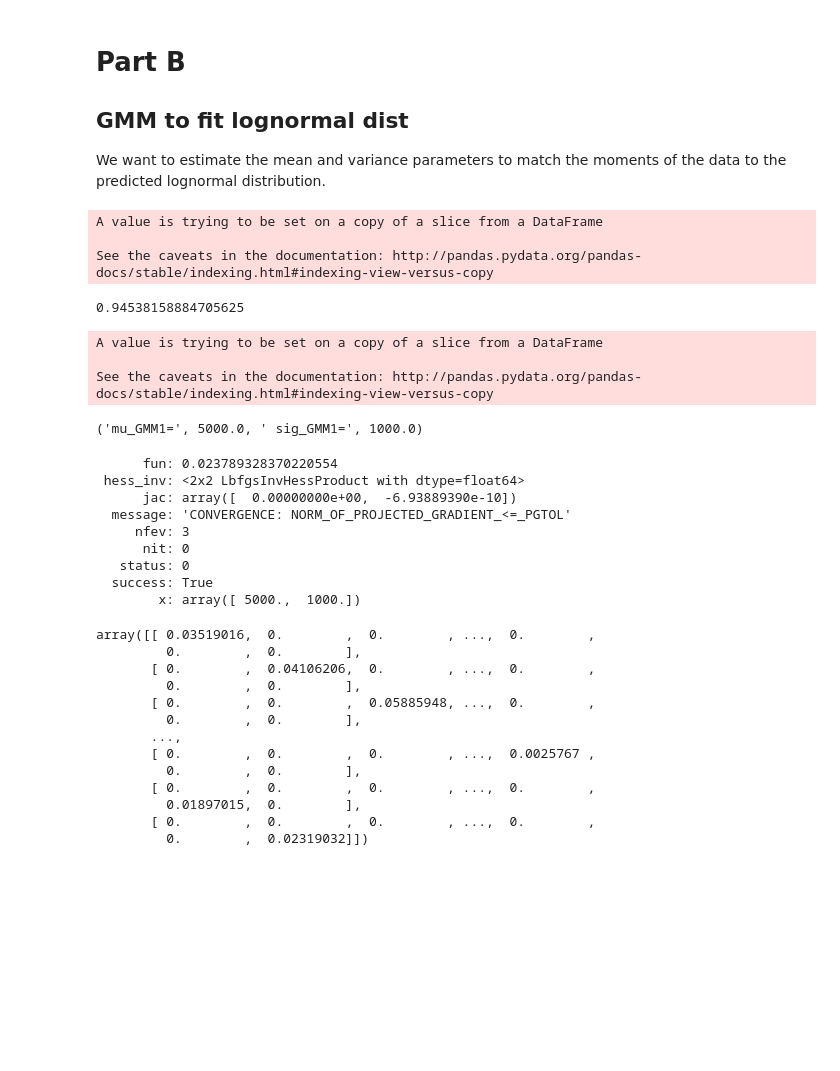
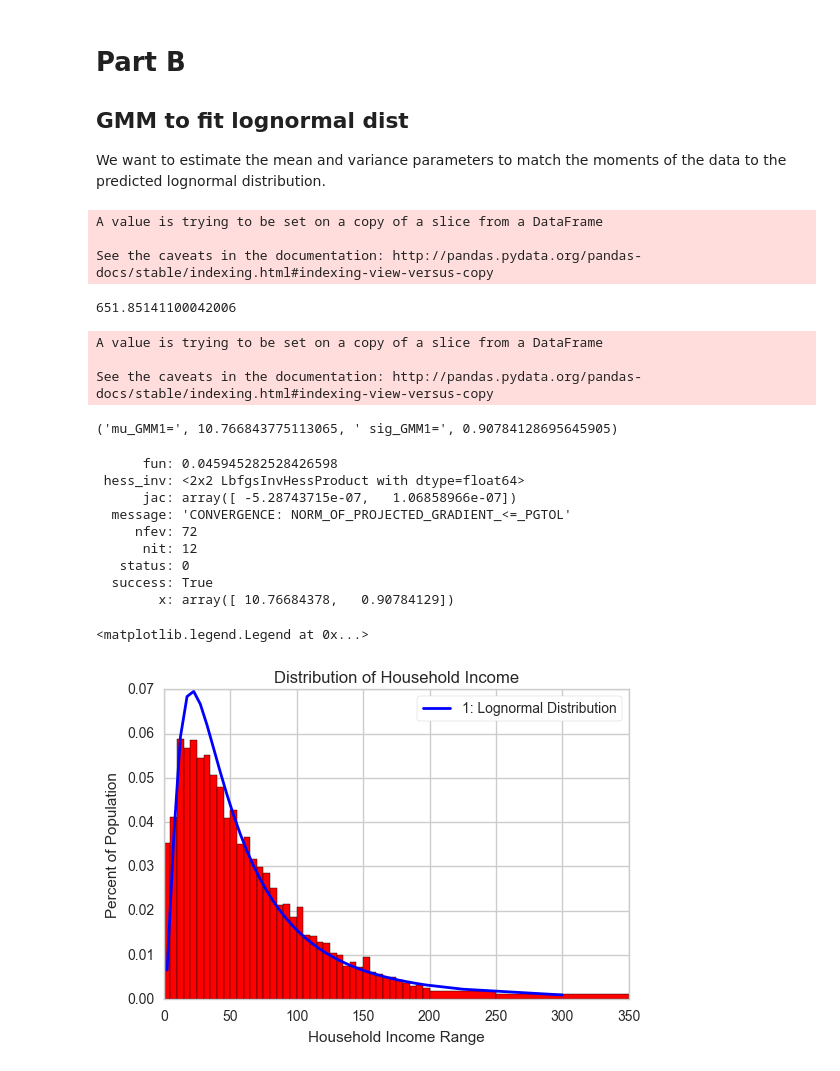
Before and after one commit to rickecon/StructEst_W17, a Jupyter notebook: Students/Olivia/PS4/PS4 Natan.ipynb, the cells around one changed output. Drawn from its saved outputs; the diff is of its cells as text; code cells hidden in the pictures; blank space fills up the shorter version.

Commit message:
PS4 Initial Commit

```diff
--- a/Students/Olivia/PS4/PS4 Natan.ipynb
+++ b/Students/Olivia/PS4/PS4 Natan.ipynb
@@ -11,7 +11,7 @@ import scipy.integrate as intgr
 import scipy.optimize as opt
 import matplotlib
 import matplotlib.pyplot as plt
-
+sns.set_style('whitegrid')
 %matplotlib inline
 # %% [markdown]
 ### Setup
@@ -81,16 +81,16 @@ We want to estimate the mean and variance parameters to match the moments of the
 import scipy.stats as sts
 
 def errors_lognorm(params, *args):
-    # Function to return a 42x1
+    # Function to return a 42x1 vector of errors
     mu, sigma = params
     pdf_vals, bottom_points,top_points = args
-    bottom_points[0] = 0.5
-    lower_cdfval = sts.norm.cdf(np.log(list(bottom_points)),loc=mu,scale=sigma)
-    upper_cdfval = sts.norm.cdf(np.log(list(top_points)),loc=mu,scale=sigma)
+    bottom_points[0] = 0.5 # just make evaluable by log()
+    lower_cdfval = sts.lognorm.cdf(list(bottom_points),scale=np.exp(mu),s=sigma)
+    upper_cdfval = sts.lognorm.cdf(list(top_points),scale=np.exp(mu),s=sigma)
     lower_cdfval[0]=0
     upper_cdfval[41]=1
     prob_int = upper_cdfval - lower_cdfval # difference the CDFs to find out interval probability
-    error_vec = pdf_vals - prob_int
+    error_vec = (pdf_vals - prob_int)/pdf_vals
     return np.array(error_vec)
 
 def crit_lognorm(params, *args):
@@ -100,16 +100,16 @@ def crit_lognorm(params, *args):
     objective = np.dot(np.dot(errors.T, W), errors)
     return objective
 # %%
-crit_lognorm([5000,2500],df['Percent'],df['bottom'],df['top'],np.eye(42))
+crit_lognorm([50,1000],df['Percent'],df['bottom'],df['top'],np.eye(42))
 # %% [output]
 A value is trying to be set on a copy of a slice from a DataFrame
 
 See the caveats in the documentation: http://pandas.pydata.org/pandas-docs/stable/indexing.html#indexing-view-versus-copy
-0.94538158884705625
+651.85141100042006
 # %%
 # optimizing
 import scipy.optimize as opt
-gmm_init = [5000,1000] # initial values
+gmm_init = [11,10] # initial values
 W_init = np.multiply(df['Percent'].values,np.eye(42))
 gmm_args = (df['Percent'],df['bottom'],df['top'],W_init)
 results = opt.minimize(crit_lognorm, gmm_init, args=(gmm_args), method='L-BFGS-B', bounds=((None, None), (1e-10, None)))
@@ -119,32 +119,32 @@ print('mu_GMM1=', mu_GMM1, ' sig_GMM1=', sig_GMM1)
 A value is trying to be set on a copy of a slice from a DataFrame
 
 See the caveats in the documentation: http://pandas.pydata.org/pandas-docs/stable/indexing.html#indexing-view-versus-copy
-('mu_GMM1=', 5000.0, ' sig_GMM1=', 1000.0)
+('mu_GMM1=', 10.766843775113065, ' sig_GMM1=', 0.90784128695645905)
 # %%
 results
 # %% [output]
-      fun: 0.023789328370220554
+      fun: 0.045945282528426598
  hess_inv: <2x2 LbfgsInvHessProduct with dtype=float64>
-      jac: array([  0.00000000e+00,  -6.93889390e-10])
+      jac: array([ -5.28743715e-07,   1.06858966e-07])
   message: 'CONVERGENCE: NORM_OF_PROJECTED_GRADIENT_<=_PGTOL'
-     nfev: 3
-      nit: 0
+     nfev: 72
+      nit: 12
    status: 0
   success: True
-        x: array([ 5000.,  1000.])
+        x: array([ 10.76684378,   0.90784129])
-# %%
-W_init
-# %% [output]
-array([[ 0.03519016,  0.        ,  0.        , ...,  0.        ,
-         0.        ,  0.        ],
-       [ 0.        ,  0.04106206,  0.        , ...,  0.        ,
-         0.        ,  0.        ],
-       [ 0.        ,  0.        ,  0.05885948, ...,  0.        ,
-         0.        ,  0.        ],
-       ...,
-       [ 0.        ,  0.        ,  0.        , ...,  0.0025767 ,
-         0.        ,  0.        ],
-       [ 0.        ,  0.        ,  0.        , ...,  0.        ,
-         0.01897015,  0.        ],
-       [ 0.        ,  0.        ,  0.        , ...,  0.        ,
-         0.        ,  0.02319032]])
+# %%
+dist_pts = list(df['Midpoint']/1000)
+fitted_vals = sts.lognorm.cdf(list(df['top']), scale=np.exp(mu_GMM1), s=sig_GMM1)-sts.lognorm.cdf(list(df['bottom']),scale=np.exp(mu_GMM1),s=sig_GMM1)
+fitted_vals[41] = fitted_vals[41]/20
+fitted_vals[40] = fitted_vals[40]/10
+#plot
+plt.bar(df['bottom']/1000, df['percent_bar'], df['binwidth'], color='r')
+plt.plot(dist_pts, fitted_vals,
+         linewidth=2, color='b',label='1: Lognormal Distribution')
+plt.ylabel('Percent of Population')
+plt.xlabel('Household Income Range')
+plt.title('Distribution of Household Income')
+plt.legend(loc='upper right',frameon=True,fancybox=True)
+# %% [output]
+<matplotlib.legend.Legend at 0x...>
+[figure, added]
```
Also changed, not shown: parts of 13 cells of this notebook, 1 other file.
